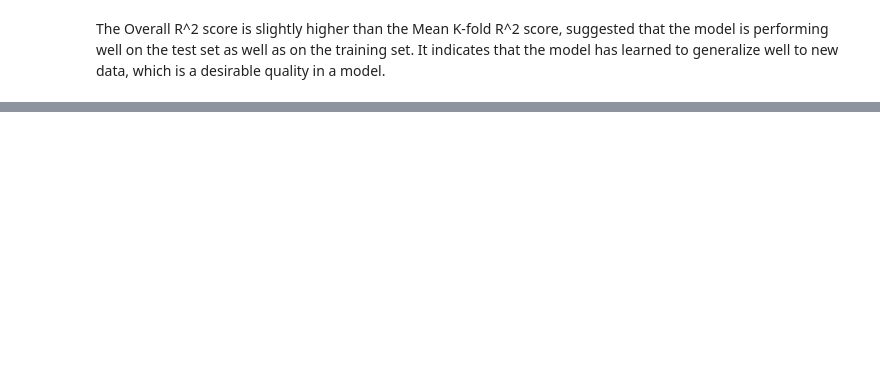
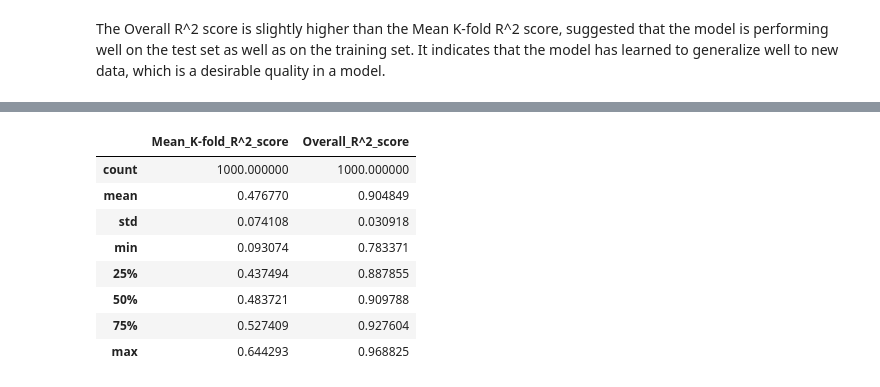
Before and after one commit to Comrade26/first_model_test, a Jupyter notebook: test.ipynb, the cells around one changed output, grey strips where cells are left out. Cells and saved outputs as stored; diff of their text form; code cells hidden in the pictures; blank space fills up the shorter version.

```diff
--- a/test.ipynb
+++ b/test.ipynb
@@ -127,3 +139,15 @@ df_tree.head()
+# %%
+df_tree.describe()
+# %% [output]
+|  | Mean_K-fold_R^2_score | Overall_R^2_score |
+| count | 1000.000000 | 1000.000000 |
+| mean | 0.476770 | 0.904849 |
+| std | 0.074108 | 0.030918 |
+| min | 0.093074 | 0.783371 |
+| 25% | 0.437494 | 0.887855 |
+| 50% | 0.483721 | 0.909788 |
+| 75% | 0.527409 | 0.927604 |
+| max | 0.644293 | 0.968825 |
 # %%
 kfold = df_tree['Mean_K-fold_R^2_score']
 r2score = df_tree['Overall_R^2_score']
```
Also changed, not shown: parts of 8 cells of this notebook.
